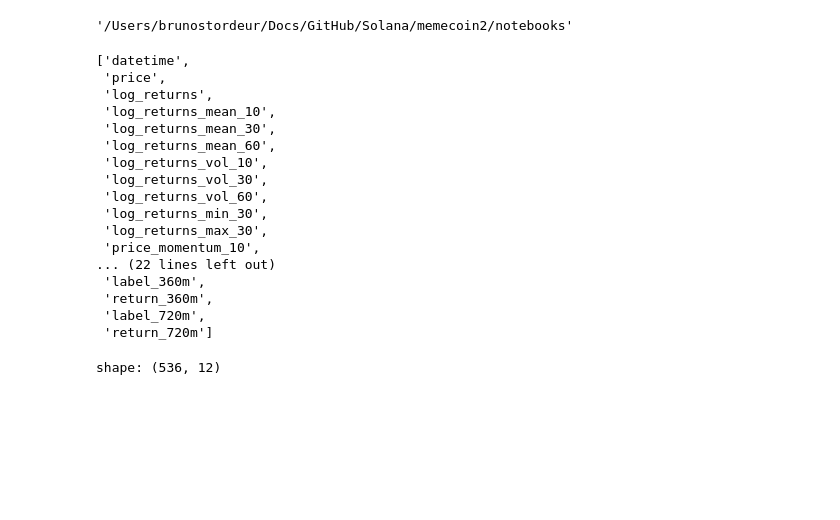
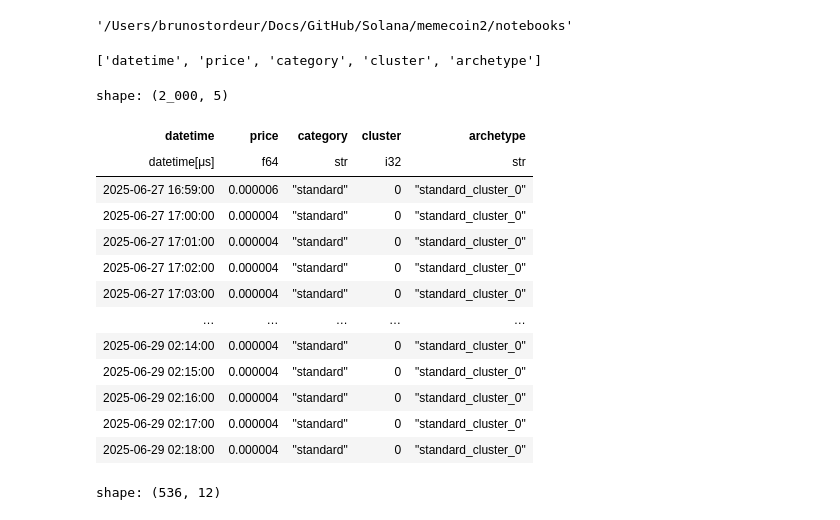
Before and after one commit to stordd13/solana-memecoin, a Jupyter notebook: notebooks/exploration.ipynb, the cells around one changed output. Cells and saved outputs as stored; diff of their text form; code cells hidden in the pictures; blank space fills up the shorter version.

```diff
--- a/notebooks/exploration.ipynb
+++ b/notebooks/exploration.ipynb
@@ -4,27 +4,28 @@ os.getcwd()
 '/Users/brunostordeur/Docs/GitHub/Solana/memecoin2/notebooks'
 # %%
 import polars as pl
-df1 = pl.scan_parquet('/Users/brunostordeur/Docs/GitHub/Solana/memecoin2/data/features_with_targets/normal_behavior_tokens/2aDMv5NfDgk8fhKvBHuJDXgfueMdeoC73tRDYdtmNbZr.parquet')
+df1 = pl.scan_parquet("/Users/brunostordeur/Docs/GitHub/Solana/memecoin2/data/with_archetypes_fixed/1DKgM16tEhDKwLtY4Nrb5XrWE8uxRcY2R8LjiV6pump.parquet")
 # %%
 df1.columns
 # %% [output]
-['datetime',
- 'price',
- 'log_returns',
- 'log_returns_mean_10',
- 'log_returns_mean_30',
- 'log_returns_mean_60',
- 'log_returns_vol_10',
- 'log_returns_vol_30',
- 'log_returns_vol_60',
- 'log_returns_min_30',
- 'log_returns_max_30',
- 'price_momentum_10',
-... (22 lines left out)
- 'label_360m',
- 'return_360m',
- 'label_720m',
- 'return_720m']
+['datetime', 'price', 'category', 'cluster', 'archetype']
+# %%
+df1.collect()
+# %% [output]
+shape: (2_000, 5)
+| datetime | price | category | cluster | archetype |
+| datetime[μs] | f64 | str | i32 | str |
+| 2025-06-27 16:59:00 | 0.000006 | "standard" | 0 | "standard_cluster_0" |
+| 2025-06-27 17:00:00 | 0.000004 | "standard" | 0 | "standard_cluster_0" |
+| 2025-06-27 17:01:00 | 0.000004 | "standard" | 0 | "standard_cluster_0" |
+| 2025-06-27 17:02:00 | 0.000004 | "standard" | 0 | "standard_cluster_0" |
+| 2025-06-27 17:03:00 | 0.000004 | "standard" | 0 | "standard_cluster_0" |
+| … | … | … | … | … |
+| 2025-06-29 02:14:00 | 0.000004 | "standard" | 0 | "standard_cluster_0" |
+| 2025-06-29 02:15:00 | 0.000004 | "standard" | 0 | "standard_cluster_0" |
+| 2025-06-29 02:16:00 | 0.000004 | "standard" | 0 | "standard_cluster_0" |
+| 2025-06-29 02:17:00 | 0.000004 | "standard" | 0 | "standard_cluster_0" |
+| 2025-06-29 02:18:00 | 0.000004 | "standard" | 0 | "standard_cluster_0" |
 # %%
 import polars as pl
 df = pl.scan_parquet("/Users/brunostordeur/Docs/GitHub/Solana/memecoin2/2bt9zVMxT4cNBMNuEbZbZTBh7ZvzN5XhnXBu3gRBpump_transfers.parquet")
```
Also changed, not shown: 10 other files.
